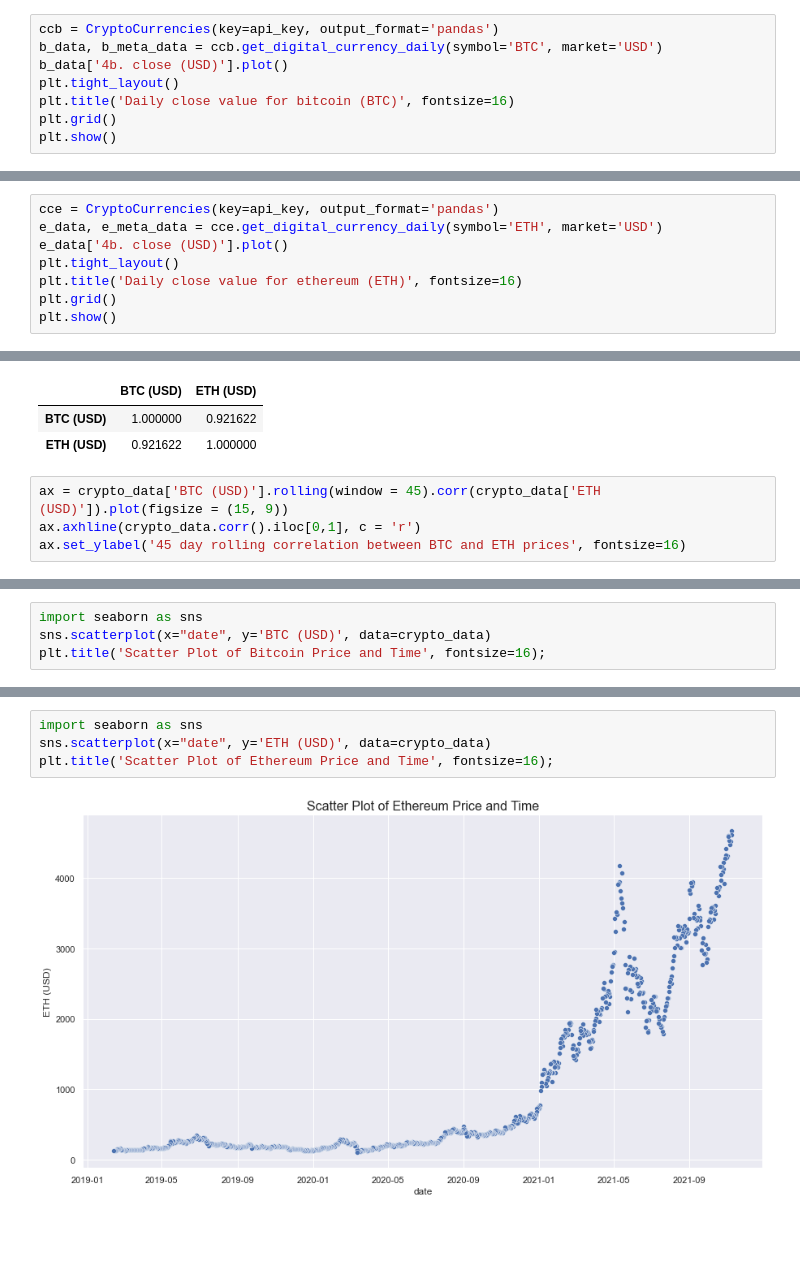
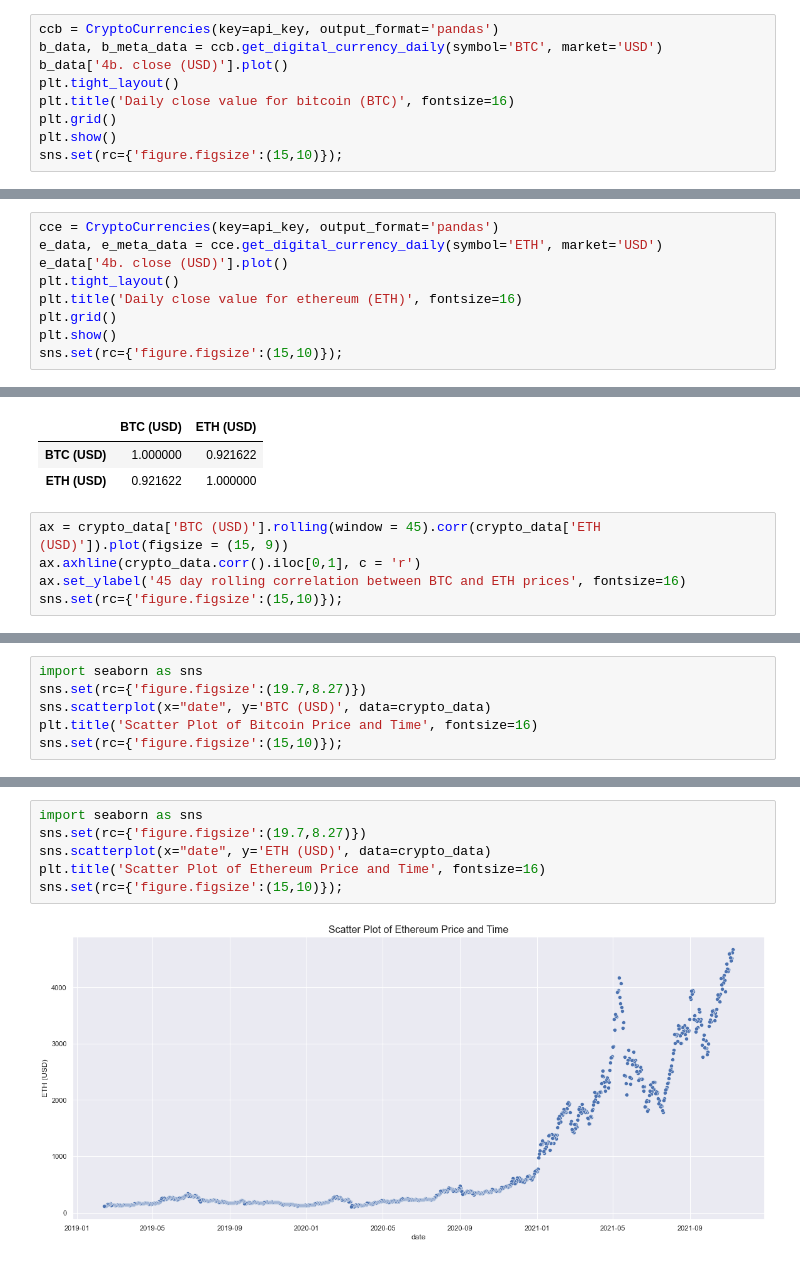
Before and after one commit to vedamy/Week_8_Project, a Jupyter notebook: week_8_project.py.ipynb, the cells around one changed output, grey strips where cells are left out. Cells and saved outputs as stored; diff of their text form; blank space fills up the shorter version.

```diff
--- a/week_8_project.py.ipynb
+++ b/week_8_project.py.ipynb
@@ -23,4 +23,5 @@ plt.tight_layout()
 plt.title('Daily close value for bitcoin (BTC)', fontsize=16)
 plt.grid()
 plt.show()
+sns.set(rc={'figure.figsize':(15,10)});
 # %% [output]
@@ -33,4 +34,5 @@ plt.tight_layout()
 plt.title('Daily close value for ethereum (ETH)', fontsize=16)
 plt.grid()
 plt.show()
+sns.set(rc={'figure.figsize':(15,10)});
 # %% [output]
@@ -70,4 +72,5 @@ crypto_data.corr()
 ax = crypto_data['BTC (USD)'].rolling(window = 45).corr(crypto_data['ETH (USD)']).plot(figsize = (15, 9))
 ax.axhline(crypto_data.corr().iloc[0,1], c = 'r')
 ax.set_ylabel('45 day rolling correlation between BTC and ETH prices', fontsize=16)
+sns.set(rc={'figure.figsize':(15,10)});
 # %% [output]
@@ -75,6 +77,8 @@ Text(0, 0.5, '45 day rolling correlation between BTC and ETH prices')
 [figure]
 # %%
 import seaborn as sns
+sns.set(rc={'figure.figsize':(19.7,8.27)})
 sns.scatterplot(x="date", y='BTC (USD)', data=crypto_data)
-plt.title('Scatter Plot of Bitcoin Price and Time', fontsize=16);
+plt.title('Scatter Plot of Bitcoin Price and Time', fontsize=16)
+sns.set(rc={'figure.figsize':(15,10)});
 # %% [output]
@@ -82,8 +86,10 @@ plt.title('Scatter Plot of Bitcoin Price and Time', fontsize=16);
 # %%
 import seaborn as sns
+sns.set(rc={'figure.figsize':(19.7,8.27)})
 sns.scatterplot(x="date", y='ETH (USD)', data=crypto_data)
-plt.title('Scatter Plot of Ethereum Price and Time', fontsize=16);
+plt.title('Scatter Plot of Ethereum Price and Time', fontsize=16)
+sns.set(rc={'figure.figsize':(15,10)});
 # %% [output]
-[figure, old version]
+[figure, new version]
 # %%
 import seaborn as sns
```
Also changed, not shown: parts of 5 cells of this notebook.
